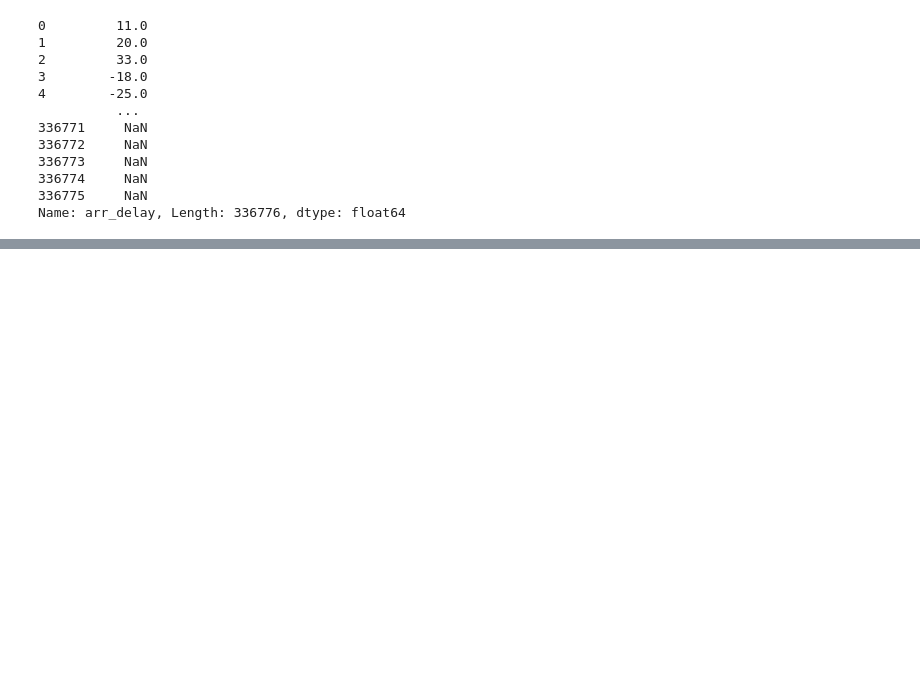
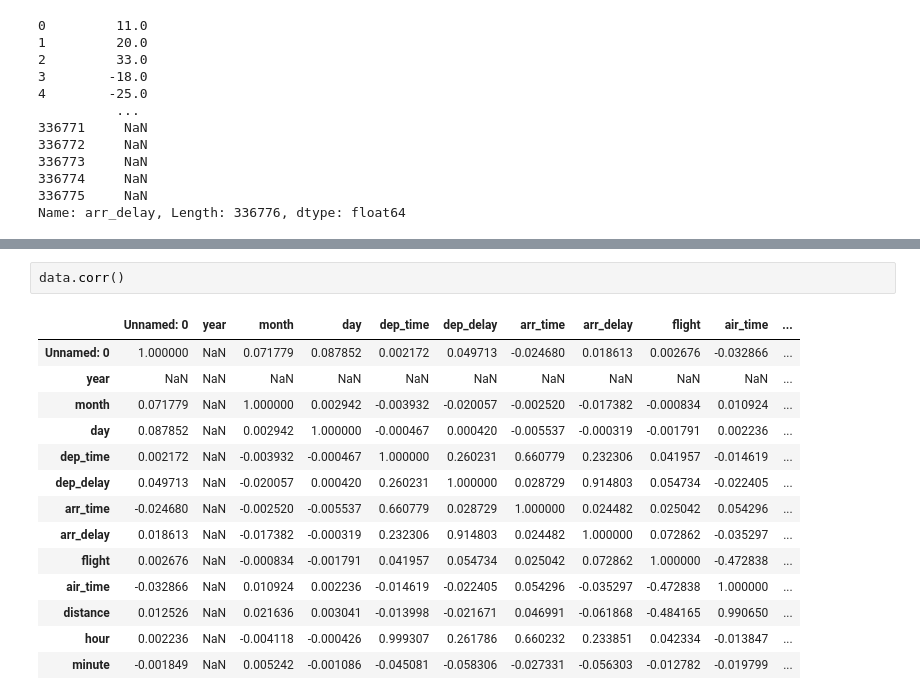
Before and after one commit to HadiTajari/flight-project, a Jupyter notebook: flights.ipynb, the cells around one changed output, grey strips where cells are left out. Drawn from its saved outputs; the diff is of its cells as text; blank space fills up the shorter version.

```diff
--- a/flights.ipynb
+++ b/flights.ipynb
@@ -40,0 +81,17 @@ data["arr_delay"].p
+# %%
+data.corr()
+# %% [output]
+|  | Unnamed: 0 | year | month | day | dep_time | dep_delay | arr_time | arr_delay | flight | air_time | ... |
+| Unnamed: 0 | 1.000000 | NaN | 0.071779 | 0.087852 | 0.002172 | 0.049713 | -0.024680 | 0.018613 | 0.002676 | -0.032866 | ... |
+| year | NaN | NaN | NaN | NaN | NaN | NaN | NaN | NaN | NaN | NaN | ... |
+| month | 0.071779 | NaN | 1.000000 | 0.002942 | -0.003932 | -0.020057 | -0.002520 | -0.017382 | -0.000834 | 0.010924 | ... |
+| day | 0.087852 | NaN | 0.002942 | 1.000000 | -0.000467 | 0.000420 | -0.005537 | -0.000319 | -0.001791 | 0.002236 | ... |
+| dep_time | 0.002172 | NaN | -0.003932 | -0.000467 | 1.000000 | 0.260231 | 0.660779 | 0.232306 | 0.041957 | -0.014619 | ... |
+| dep_delay | 0.049713 | NaN | -0.020057 | 0.000420 | 0.260231 | 1.000000 | 0.028729 | 0.914803 | 0.054734 | -0.022405 | ... |
+| arr_time | -0.024680 | NaN | -0.002520 | -0.005537 | 0.660779 | 0.028729 | 1.000000 | 0.024482 | 0.025042 | 0.054296 | ... |
+| arr_delay | 0.018613 | NaN | -0.017382 | -0.000319 | 0.232306 | 0.914803 | 0.024482 | 1.000000 | 0.072862 | -0.035297 | ... |
+| flight | 0.002676 | NaN | -0.000834 | -0.001791 | 0.041957 | 0.054734 | 0.025042 | 0.072862 | 1.000000 | -0.472838 | ... |
+| air_time | -0.032866 | NaN | 0.010924 | 0.002236 | -0.014619 | -0.022405 | 0.054296 | -0.035297 | -0.472838 | 1.000000 | ... |
+| distance | 0.012526 | NaN | 0.021636 | 0.003041 | -0.013998 | -0.021671 | 0.046991 | -0.061868 | -0.484165 | 0.990650 | ... |
+| hour | 0.002236 | NaN | -0.004118 | -0.000426 | 0.999307 | 0.261786 | 0.660232 | 0.233851 | 0.042334 | -0.013847 | ... |
+| minute | -0.001849 | NaN | 0.005242 | -0.001086 | -0.045081 | -0.058306 | -0.027331 | -0.056303 | -0.012782 | -0.019799 | ... |
```
Also changed, not shown: parts of 12 cells of this notebook.
